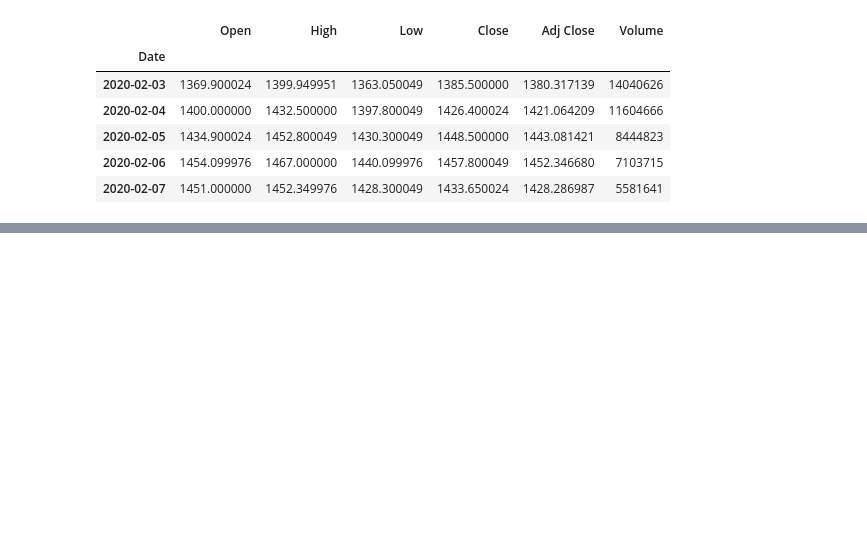
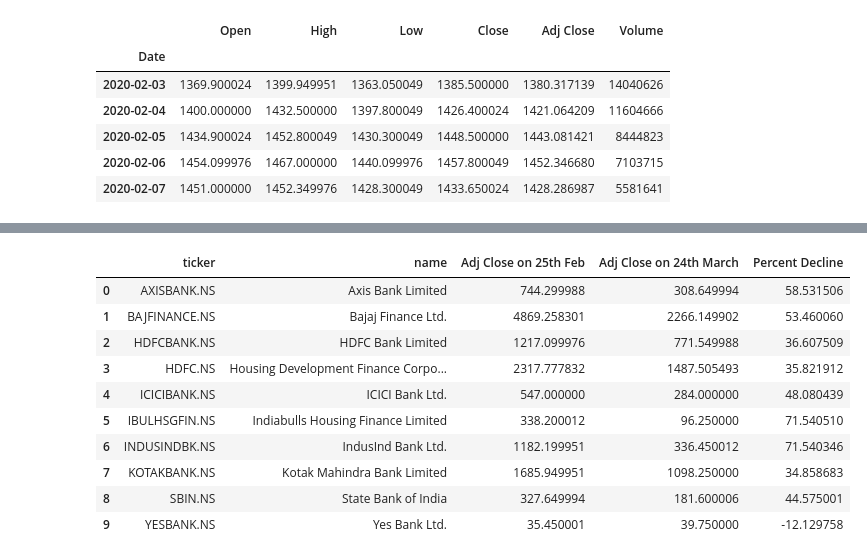
Before and after one commit to jaym21/COVID19-Impact-On-Indian-Stock-Market, a Jupyter notebook: stockprice.ipynb, the cells around one changed output, grey strips where cells are left out. Cells and saved outputs as stored; diff of their text form; code cells hidden in the pictures; blank space fills up the shorter version.

```diff
--- a/stockprice.ipynb
+++ b/stockprice.ipynb
@@ -76,0 +104,17 @@ def df_s(*args):
+# %%
+#plotting the impact of covid19 on stocks prices of companies in FINANCIAL SERVICES industry
+plot_s(stock['AXISBANK.NS'], stock['BAJFINANCE.NS'], stock['HDFCBANK.NS'], stock['HDFC.NS'], stock['ICICIBANK.NS'], stock['IBULHSGFIN.NS'], stock['INDUSINDBK.NS'], stock['KOTAKBANK.NS'], stock['SBIN.NS'], stock['YESBANK.NS'])
+finance = df_s(stock['AXISBANK.NS'], stock['BAJFINANCE.NS'], stock['HDFCBANK.NS'], stock['HDFC.NS'], stock['ICICIBANK.NS'], stock['IBULHSGFIN.NS'], stock['INDUSINDBK.NS'], stock['KOTAKBANK.NS'], stock['SBIN.NS'], stock['YESBANK.NS'])
+finance
+# %% [output]
+|  | ticker | name | Adj Close on 25th Feb | Adj Close on 24th March | Percent Decline |
+| 0 | AXISBANK.NS | Axis Bank Limited | 744.299988 | 308.649994 | 58.531506 |
+| 1 | BAJFINANCE.NS | Bajaj Finance Ltd. | 4869.258301 | 2266.149902 | 53.460060 |
+| 2 | HDFCBANK.NS | HDFC Bank Limited | 1217.099976 | 771.549988 | 36.607509 |
+| 3 | HDFC.NS | Housing Development Finance Corpo... | 2317.777832 | 1487.505493 | 35.821912 |
+| 4 | ICICIBANK.NS | ICICI Bank Ltd. | 547.000000 | 284.000000 | 48.080439 |
+| 5 | IBULHSGFIN.NS | Indiabulls Housing Finance Limited | 338.200012 | 96.250000 | 71.540510 |
+| 6 | INDUSINDBK.NS | IndusInd Bank Ltd. | 1182.199951 | 336.450012 | 71.540346 |
+| 7 | KOTAKBANK.NS | Kotak Mahindra Bank Limited | 1685.949951 | 1098.250000 | 34.858683 |
+| 8 | SBIN.NS | State Bank of India | 327.649994 | 181.600006 | 44.575001 |
+| 9 | YESBANK.NS | Yes Bank Ltd. | 35.450001 | 39.750000 | -12.129758 |
```
Also changed, not shown: parts of 19 cells of this notebook.
